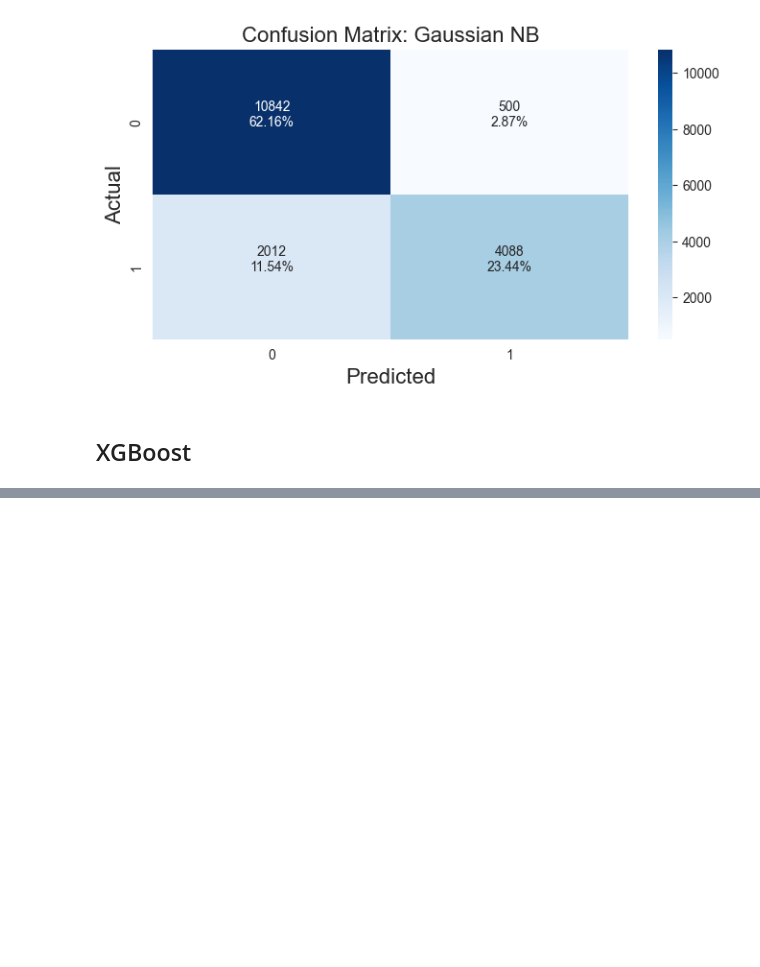
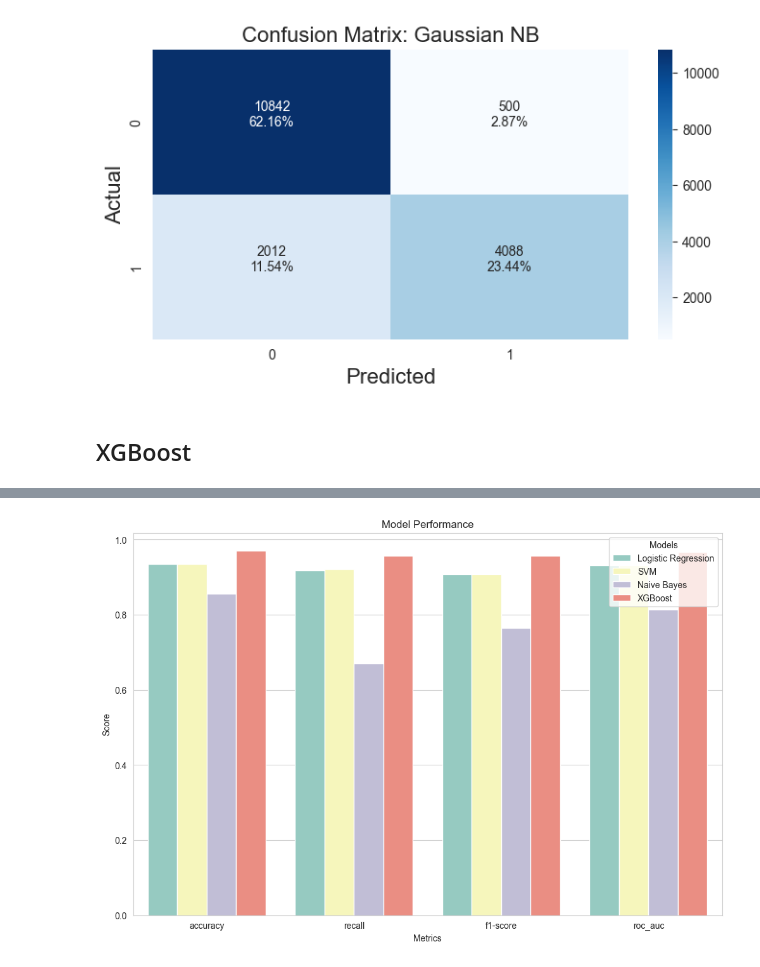
Before and after one commit to leoAshu/phishing-url-detection, a Jupyter notebook: notebooks/approach_2.ipynb, the cells around one changed output, grey strips where cells are left out. Cells and saved outputs as stored; diff of their text form; code cells hidden in the pictures; blank space fills up the shorter version.

```diff
--- a/notebooks/approach_2.ipynb
+++ b/notebooks/approach_2.ipynb
@@ -657,10 +715,24 @@ testing completed: 0.05 seconds
 # %%
 # results: XGBoost
 # accuracy
-print('Accuracy', accuracy_score(y_valid, y_pred))
+acc = accuracy_score(y_valid, y_pred)
+results['XGBoost'].append(acc)
+print('accuracy', acc)
+
+# recall
+recall = recall_score(y_valid, y_pred)
+results['XGBoost'].append(recall)
+print('recall', recall)
 
 # f1 score
-print('F1-Score', f1_score(y_valid, y_pred))
+f1 = f1_score(y_valid, y_pred)
+results['XGBoost'].append(f1)
+print('f1-score', f1)
+
+# roc_auc
+roc = roc_auc_score(y_valid, y_pred)
+results['XGBoost'].append(roc)
+print('roc_auc', roc)
 
 # class label-wise f1 score
 # 0 - Not Phishing
@@ -682,0 +759,6 @@ F1-Score 0.9565146179674064
+# %%
+# convert the results into a dataframe
+results_df = pd.DataFrame(results)
+
+# display the results
+results_df
@@ -682,0 +771,20 @@ F1-Score 0.9565146179674064
+# %%
+# compare the model performance
+# plot the evaluation scores
+plt.figure(figsize=(12,8), dpi=100)
+
+chart = sns.barplot(
+    data=results_df.melt(id_vars=['metrics'], value_name='Score', var_name='Models'),
+    x='metrics',
+    y='Score',
+    hue='Models',
+    palette='Set3'
+)
+
+axes = chart.axes
+axes.set_title('Model Performance')
+axes.set_xlabel('Metrics')
+
+plt.show()
+# %% [output]
+[figure, added]
```
Also changed, not shown: parts of 15 cells of this notebook.
